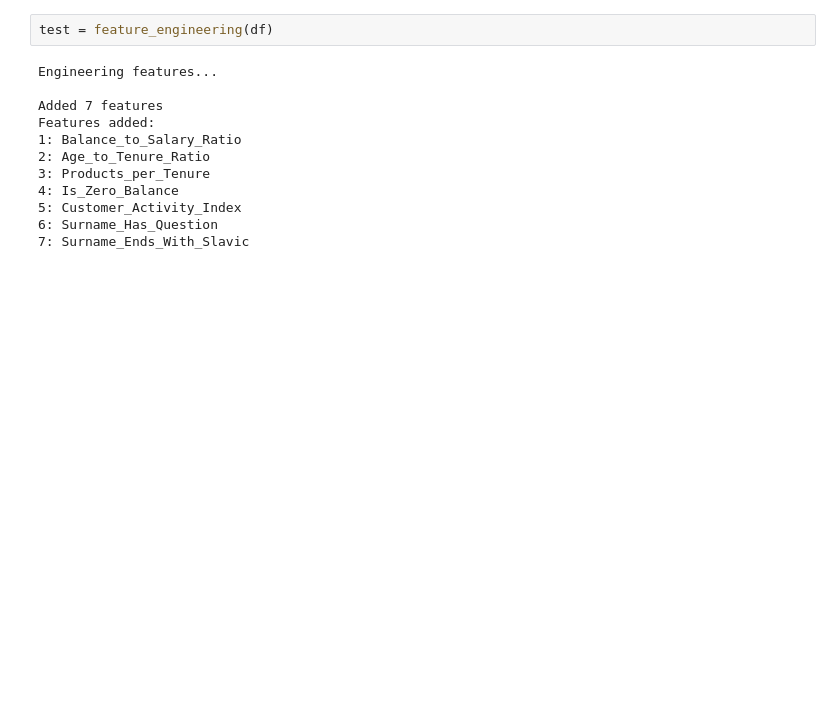
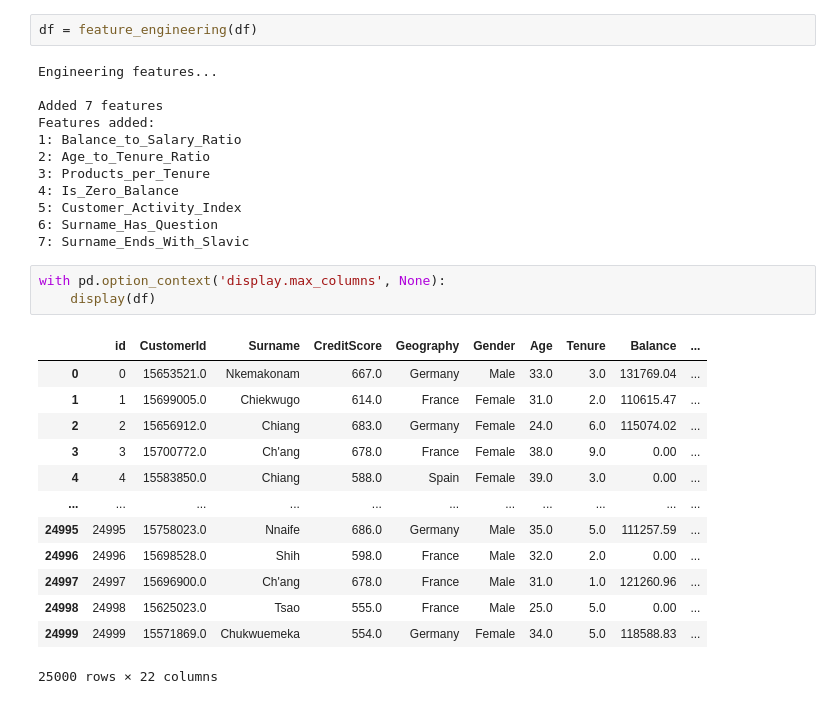
Before and after one commit to gavrilovAlikhan/ML-Practice, a Jupyter notebook: Bank Churn (MLinside)/bank_churn.ipynb, the cells around one changed output. Saved outputs shown, nothing was run; the diff lists cells and outputs as text; blank space fills up the shorter version.

```diff
--- a/Bank Churn (MLinside)/bank_churn.ipynb
+++ b/Bank Churn (MLinside)/bank_churn.ipynb
@@ -431,7 +458,7 @@ def feature_engineering(df):
     print(f"{idx + 1}: {f}")
   return df
 # %%
-test = feature_engineering(df)
+df = feature_engineering(df)
 # %% [output]
 Engineering features...
 
@@ -444,3 +471,20 @@ Features added:
 5: Customer_Activity_Index
 6: Surname_Has_Question
 7: Surname_Ends_With_Slavic
+# %%
+with pd.option_context('display.max_columns', None):
+    display(df)
+# %% [output]
+|  | id | CustomerId | Surname | CreditScore | Geography | Gender | Age | Tenure | Balance | ... |
+| 0 | 0 | 15653521.0 | Nkemakonam | 667.0 | Germany | Male | 33.0 | 3.0 | 131769.04 | ... |
+| 1 | 1 | 15699005.0 | Chiekwugo | 614.0 | France | Female | 31.0 | 2.0 | 110615.47 | ... |
+| 2 | 2 | 15656912.0 | Chiang | 683.0 | Germany | Female | 24.0 | 6.0 | 115074.02 | ... |
+| 3 | 3 | 15700772.0 | Ch'ang | 678.0 | France | Female | 38.0 | 9.0 | 0.00 | ... |
+| 4 | 4 | 15583850.0 | Chiang | 588.0 | Spain | Female | 39.0 | 3.0 | 0.00 | ... |
+| ... | ... | ... | ... | ... | ... | ... | ... | ... | ... | ... |
+| 24995 | 24995 | 15758023.0 | Nnaife | 686.0 | Germany | Male | 35.0 | 5.0 | 111257.59 | ... |
+| 24996 | 24996 | 15698528.0 | Shih | 598.0 | France | Male | 32.0 | 2.0 | 0.00 | ... |
+| 24997 | 24997 | 15696900.0 | Ch'ang | 678.0 | France | Male | 31.0 | 1.0 | 121260.96 | ... |
+| 24998 | 24998 | 15625023.0 | Tsao | 555.0 | France | Male | 25.0 | 5.0 | 0.00 | ... |
+| 24999 | 24999 | 15571869.0 | Chukwuemeka | 554.0 | Germany | Female | 34.0 | 5.0 | 118588.83 | ... |
+25000 rows × 22 columns
```
Also changed, not shown: parts of 15 cells of this notebook.
